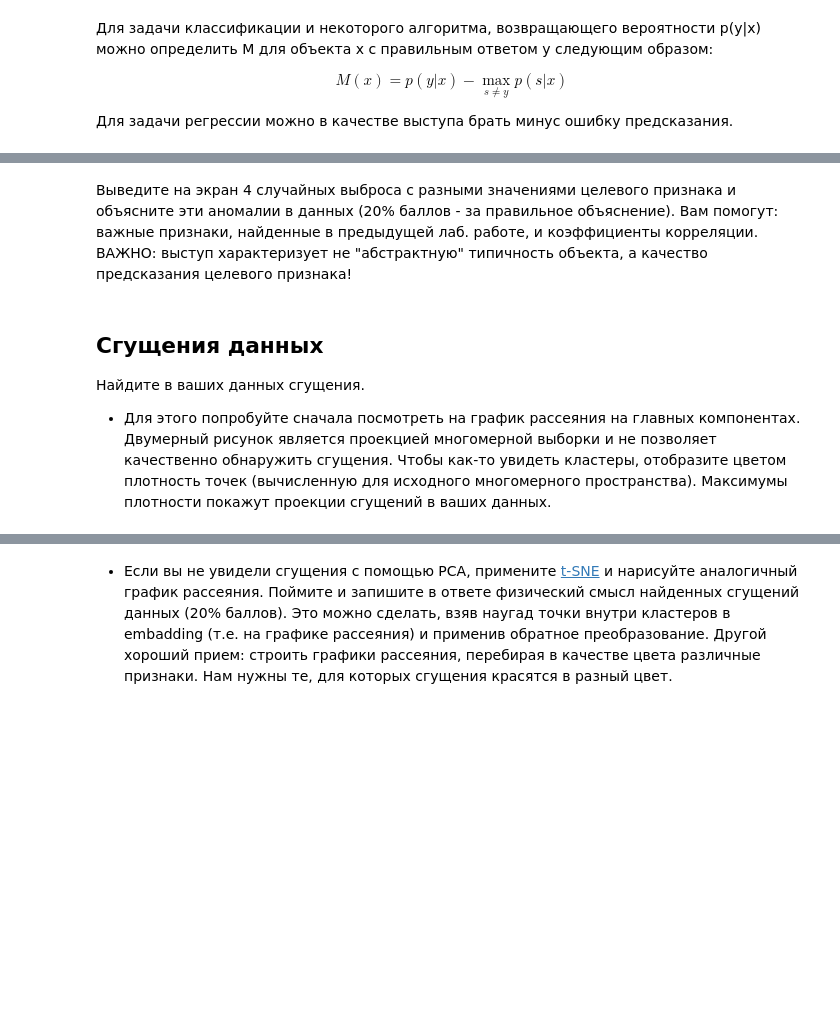
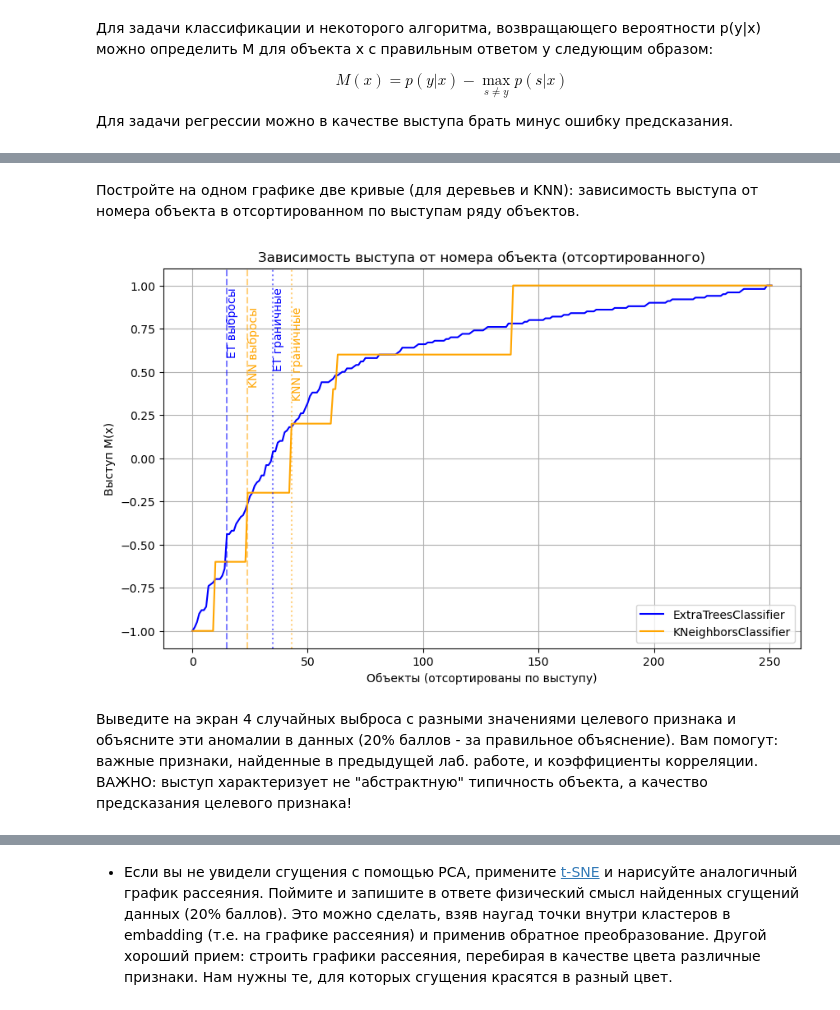
Before and after one commit to BEDTRIP/Guda_ML, a Jupyter notebook: lab4.ipynb, the cells around one changed output, grey strips where cells are left out. Cells and saved outputs as stored; diff of their text form; code cells hidden in the pictures; blank space fills up the shorter version.

```diff
--- a/lab4.ipynb
+++ b/lab4.ipynb
@@ -17,0 +50,15 @@ $$M(x) = p(y|x) - \max\limits_{s\neq y} p(s|x)$$
+# %%
+import numpy as np
+from sklearn.ensemble import ExtraTreesClassifier
+from sklearn.neighbors import KNeighborsClassifier
+from sklearn.model_selection import cross_val_predict
+from sklearn.preprocessing import StandardScaler
+from sklearn.pipeline import make_pipeline
+
+# Признаки и метки
+X = data.drop(columns=['Neck_3', 'Neck_Binary', 'Neck'])  # убираем целевую и исходный Neck
+y3 = data['Neck_3'].astype(int)
+print(y3)
+# Создаем модели с pipeline, чтобы стандартизировать признаки
+clf_et = make_pipeline(StandardScaler(), ExtraTreesClassifier(random_state=42))
+clf_knn = make_pipeline(StandardScaler(), KNeighborsClassifier())
@@ -18,7 +120,60 @@ $$M(x) = p(y|x) - \max\limits_{s\neq y} p(s|x)$$
+# %% [markdown]
+Постройте на одном графике две кривые (для деревьев и KNN): зависимость выступа от номера объекта в отсортированном по выступам ряду объектов.
+# %%
+import matplotlib.pyplot as plt
+import numpy as np
+
+# Сортируем выступы отдельно для каждого алгоритма
+sorted_margins_et = np.sort(margins_et)
+sorted_margins_knn = np.sort(margins_knn)
+
+# Создаем ось X — просто индекс отсортированных объектов
+x = np.arange(len(sorted_margins_et))
+
+plt.figure(figsize=(10,6))
+plt.plot(x, sorted_margins_et, label='ExtraTreesClassifier', color='blue')
+plt.plot(x, sorted_margins_knn, label='KNeighborsClassifier', color='orange')
+
+plt.xlabel('Объекты (отсортированы по выступу)')
+plt.ylabel('Выступ M(x)')
+plt.title('Зависимость выступа от номера объекта (отсортированного)')
+plt.legend()
+plt.grid(True)
+
+
+# Функция для поиска позиции, где выступ достигает порога
+def find_threshold_index(margins, threshold):
+    # Возвращаем индекс первого появления margin >= threshold (или len-1, если не найден)
+    idxs = np.where(margins >= threshold)[0]
+    return idxs[0] if len(idxs) > 0 else len(margins)-1
+
+# Пороговые значения
+outlier_threshold = -0.5
+boundary_threshold = 0
+
+# Для ExtraTreesClassifier
+et_outlier_idx = find_threshold_index(sorted_margins_et, outlier_threshold)
+et_boundary_idx = find_threshold_index(sorted_margins_et, boundary_threshold)
+
+# Для KNeighborsClassifier
+knn_outlier_idx = find_threshold_index(sorted_margins_knn, outlier_threshold)
+knn_boundary_idx = find_threshold_index(sorted_margins_knn, boundary_threshold)
+
+# Добавим линии для ExtraTrees
+plt.axvline(et_outlier_idx, color='blue', linestyle='--', alpha=0.5)
+plt.axvline(et_boundary_idx, color='blue', linestyle=':', alpha=0.5)
+
+# Добавим линии для KNN
+plt.axvline(knn_outlier_idx, color='orange', linestyle='--', alpha=0.5)
+plt.axvline(knn_boundary_idx, color='orange', linestyle=':', alpha=0.5)
+
+plt.text(et_outlier_idx, plt.ylim()[1]*0.9, 'ET выбросы', color='blue', rotation=90, va='top')
+plt.text(et_boundary_idx, plt.ylim()[1]*0.9, 'ET граничные', color='blue', rotation=90, va='top')
+plt.text(knn_outlier_idx, plt.ylim()[1]*0.8, 'KNN выбросы', color='orange', rotation=90, va='top')
+plt.text(knn_boundary_idx, plt.ylim()[1]*0.8, 'KNN граничные', color='orange', rotation=90, va='top')
+
+plt.show()
+# %% [output]
+[figure, added]
 # %% [markdown]
 Выведите на экран 4 случайных выброса с разными значениями целевого признака и объясните эти аномалии в данных (20% баллов - за правильное объяснение). Вам помогут: важные признаки, найденные в предыдущей лаб. работе, и коэффициенты корреляции. ВАЖНО: выступ характеризует не "абстрактную" типичность объекта, а качество предсказания целевого признака!
-# %% [markdown]
-## Сгущения данных
-
-Найдите в ваших данных сгущения.
-* Для этого попробуйте сначала посмотреть на график рассеяния на главных компонентах. Двумерный рисунок является проекцией многомерной выборки и не позволяет качественно обнаружить сгущения. Чтобы как-то увидеть кластеры, отобразите цветом плотность точек (вычисленную для исходного многомерного пространства). Максимумы плотности покажут проекции сгущений в ваших данных.
```
Also changed, not shown: parts of 8 cells of this notebook, 1 other file.
